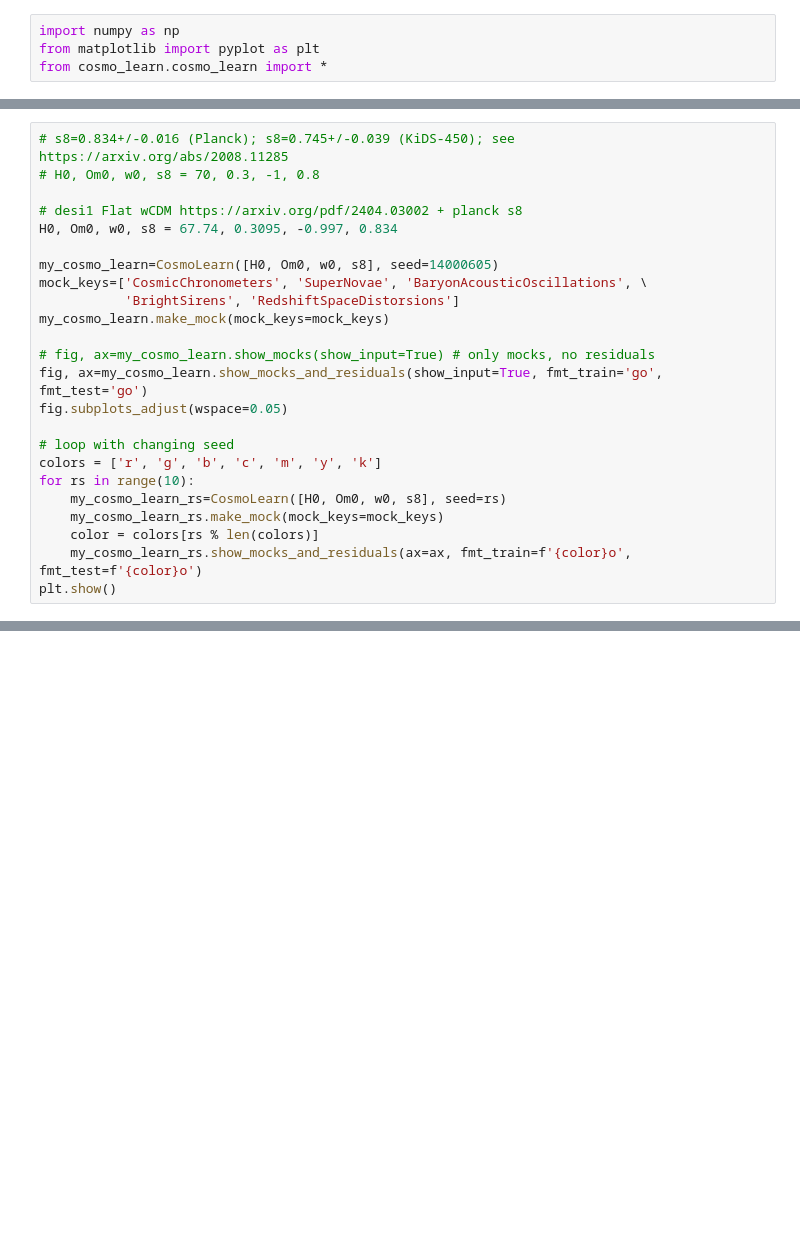
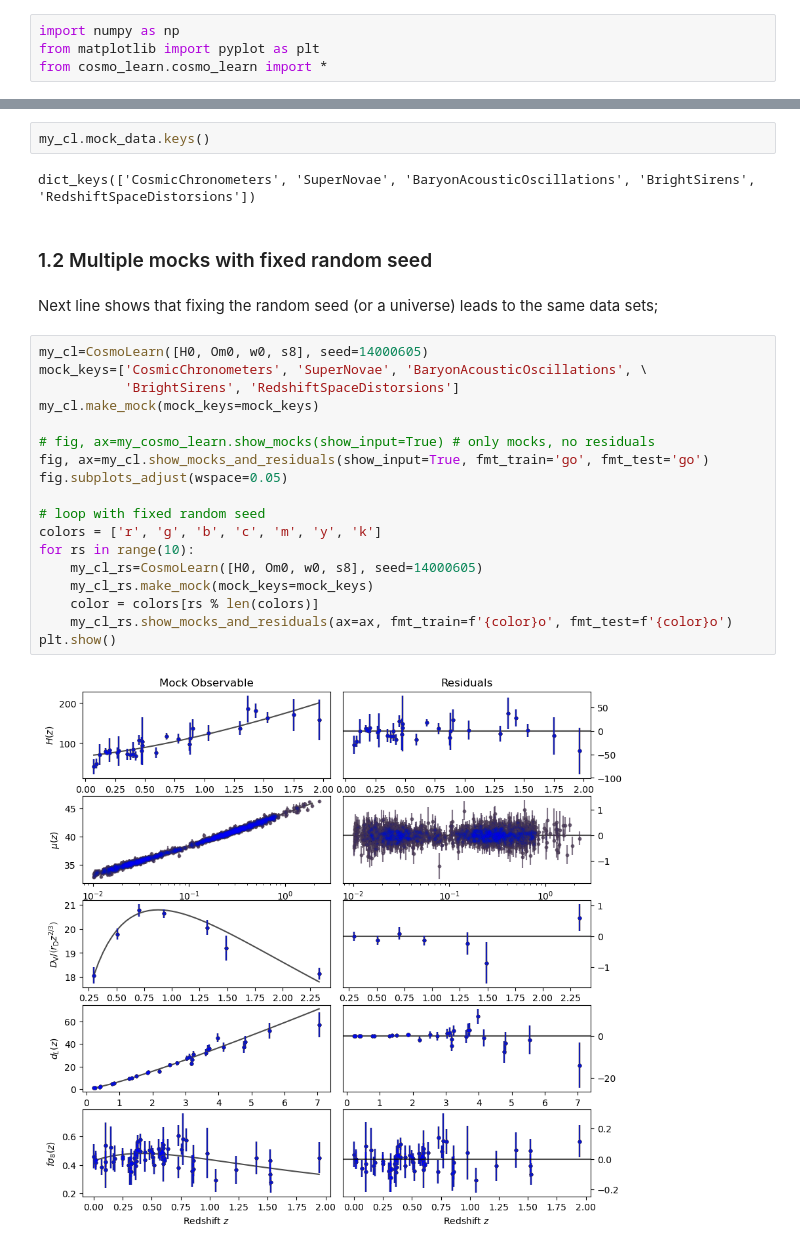
Before and after one commit to reggiebernardo/cosmo_learn, a Jupyter notebook: cosmo_tutorial.ipynb, the cells around one changed output, grey strips where cells are left out. Saved outputs shown, nothing was run; the diff lists cells and outputs as text; blank space fills up the shorter version.

```diff
--- a/cosmo_tutorial.ipynb
+++ b/cosmo_tutorial.ipynb
@@ -58,24 +8,0 @@ plt.show()
-# %%
-# s8=0.834+/-0.016 (Planck); s8=0.745+/-0.039 (KiDS-450); see https://arxiv.org/abs/2008.11285
-# H0, Om0, w0, s8 = 70, 0.3, -1, 0.8
-
-# desi1 Flat wCDM https://arxiv.org/pdf/2404.03002 + planck s8
-H0, Om0, w0, s8 = 67.74, 0.3095, -0.997, 0.834
-
-my_cosmo_learn=CosmoLearn([H0, Om0, w0, s8], seed=14000605)
-mock_keys=['CosmicChronometers', 'SuperNovae', 'BaryonAcousticOscillations', \
-           'BrightSirens', 'RedshiftSpaceDistorsions']
-my_cosmo_learn.make_mock(mock_keys=mock_keys)
-
-# fig, ax=my_cosmo_learn.show_mocks(show_input=True) # only mocks, no residuals
-fig, ax=my_cosmo_learn.show_mocks_and_residuals(show_input=True, fmt_train='go', fmt_test='go')
-fig.subplots_adjust(wspace=0.05)
-
-# loop with changing seed
-colors = ['r', 'g', 'b', 'c', 'm', 'y', 'k']
-for rs in range(10):
-    my_cosmo_learn_rs=CosmoLearn([H0, Om0, w0, s8], seed=rs)
-    my_cosmo_learn_rs.make_mock(mock_keys=mock_keys)
-    color = colors[rs % len(colors)]
-    my_cosmo_learn_rs.show_mocks_and_residuals(ax=ax, fmt_train=f'{color}o', fmt_test=f'{color}o')
-plt.show()
@@ -247,0 +50,28 @@ plt.show()
+# %%
+my_cl.mock_data.keys()
+# %% [output]
+dict_keys(['CosmicChronometers', 'SuperNovae', 'BaryonAcousticOscillations', 'BrightSirens', 'RedshiftSpaceDistorsions'])
+# %% [markdown]
+### 1.2 Multiple mocks with fixed random seed
+# %% [markdown]
+Next line shows that fixing the random seed (or a universe) leads to the same data sets;
+# %%
+my_cl=CosmoLearn([H0, Om0, w0, s8], seed=14000605)
+mock_keys=['CosmicChronometers', 'SuperNovae', 'BaryonAcousticOscillations', \
+           'BrightSirens', 'RedshiftSpaceDistorsions']
+my_cl.make_mock(mock_keys=mock_keys)
+
+# fig, ax=my_cosmo_learn.show_mocks(show_input=True) # only mocks, no residuals
+fig, ax=my_cl.show_mocks_and_residuals(show_input=True, fmt_train='go', fmt_test='go')
+fig.subplots_adjust(wspace=0.05)
+
+# loop with fixed random seed
+colors = ['r', 'g', 'b', 'c', 'm', 'y', 'k']
+for rs in range(10):
+    my_cl_rs=CosmoLearn([H0, Om0, w0, s8], seed=14000605)
+    my_cl_rs.make_mock(mock_keys=mock_keys)
+    color = colors[rs % len(colors)]
+    my_cl_rs.show_mocks_and_residuals(ax=ax, fmt_train=f'{color}o', fmt_test=f'{color}o')
+plt.show()
+# %% [output]
+[figure, added]
```
Also changed, not shown: parts of 62 cells of this notebook, 3 other files.
